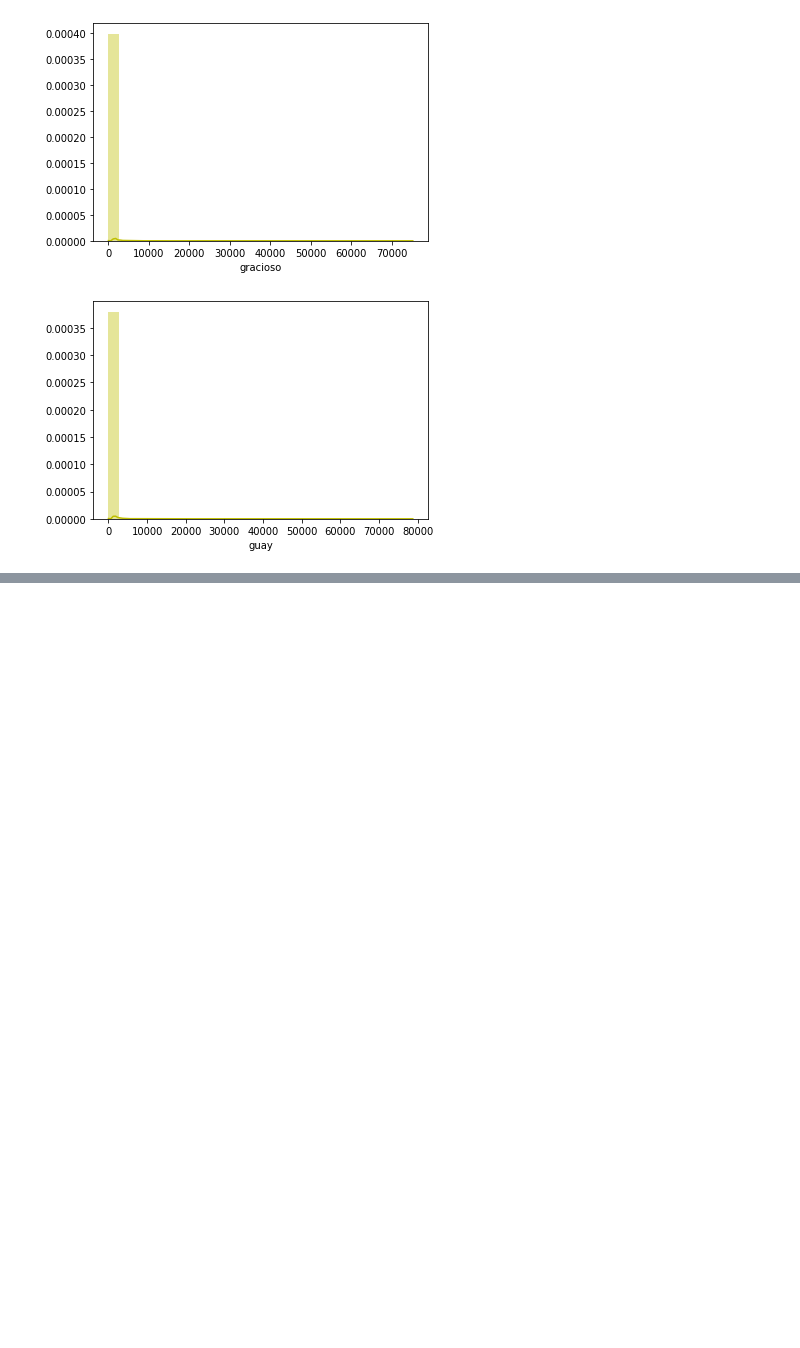
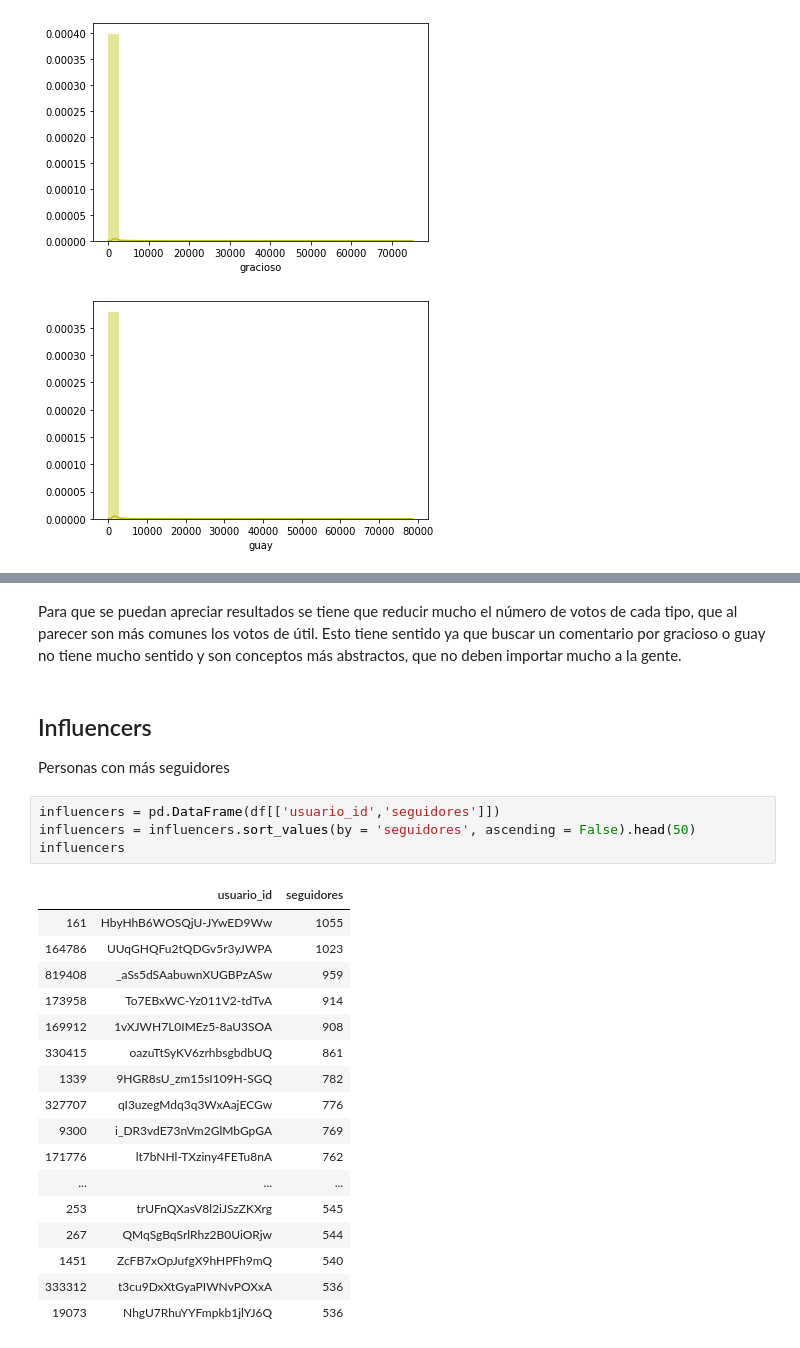
Before and after one commit to pablobp1998/Desafio-Final-AD, a Jupyter notebook: desafio_final_ad.ipynb, the cells around one changed output, grey strips where cells are left out. Saved outputs shown, nothing was run; the diff lists cells and outputs as text; blank space fills up the shorter version.

```diff
--- a/desafio_final_ad.ipynb
+++ b/desafio_final_ad.ipynb
@@ -210,0 +290,27 @@ plt.show()
+# %% [markdown]
+Para que se puedan apreciar resultados se tiene que reducir mucho el número de votos de cada tipo, que al parecer son más comunes los votos de útil. Esto tiene sentido ya que buscar un comentario por gracioso o guay no tiene mucho sentido y son conceptos más abstractos, que no deben importar mucho a la gente.
+# %% [markdown]
+## Influencers
+Personas con más seguidores
+# %%
+influencers = pd.DataFrame(df[['usuario_id','seguidores']])
+influencers = influencers.sort_values(by = 'seguidores', ascending = False).head(50)
+influencers
+# %% [output]
+|  | usuario_id | seguidores |
+| 161 | HbyHhB6WOSQjU-JYwED9Ww | 1055 |
+| 164786 | UUqGHQFu2tQDGv5r3yJWPA | 1023 |
+| 819408 | _aSs5dSAabuwnXUGBPzASw | 959 |
+| 173958 | To7EBxWC-Yz011V2-tdTvA | 914 |
+| 169912 | 1vXJWH7L0IMEz5-8aU3SOA | 908 |
+| 330415 | oazuTtSyKV6zrhbsgbdbUQ | 861 |
+| 1339 | 9HGR8sU_zm15sI109H-SGQ | 782 |
+| 327707 | qI3uzegMdq3q3WxAajECGw | 776 |
+| 9300 | i_DR3vdE73nVm2GlMbGpGA | 769 |
+| 171776 | lt7bNHl-TXziny4FETu8nA | 762 |
+| ... | ... | ... |
+| 253 | trUFnQXasV8l2iJSzZKXrg | 545 |
+| 267 | QMqSgBqSrlRhz2B0UiORjw | 544 |
+| 1451 | ZcFB7xOpJufgX9hHPFh9mQ | 540 |
+| 333312 | t3cu9DxXtGyaPIWNvPOXxA | 536 |
+| 19073 | NhgU7RhuYYFmpkb1jlYJ6Q | 536 |
```
Also changed, not shown: parts of 24 cells of this notebook.
